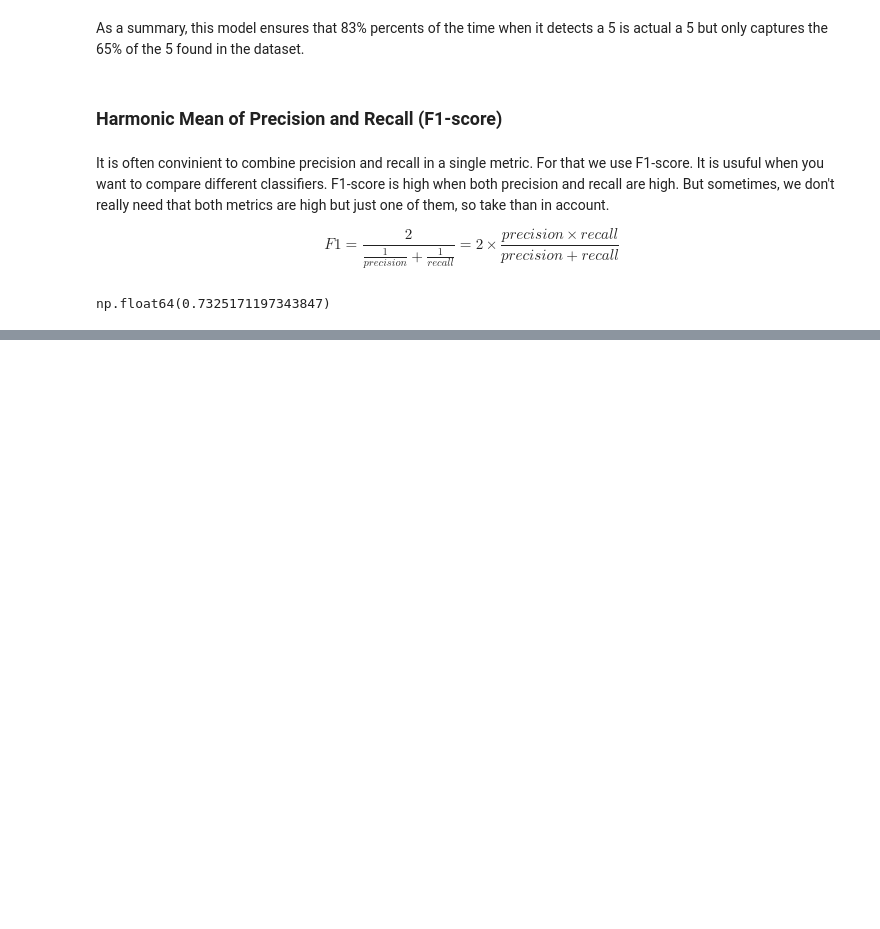
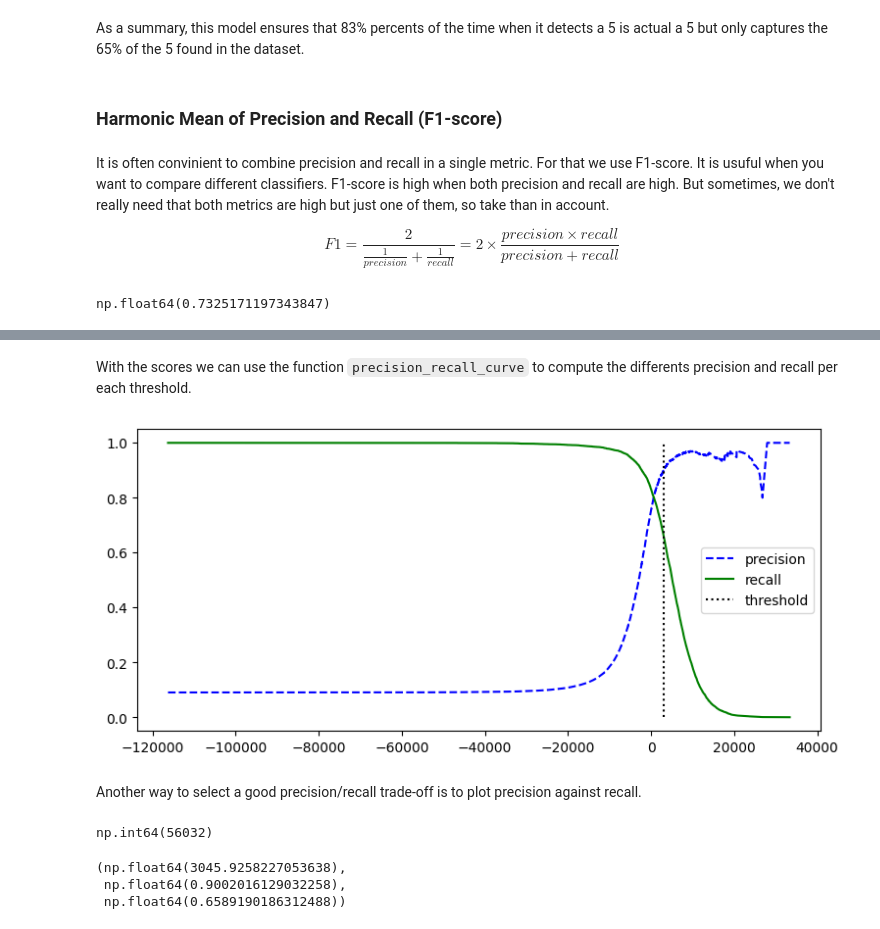
Before and after one commit to wilberquito/ML, a Jupyter notebook: classification/mnist-is5/mnist-is5.ipynb, the cells around one changed output, grey strips where cells are left out. Saved outputs shown, nothing was run; the diff lists cells and outputs as text; code cells hidden in the pictures; blank space fills up the shorter version.

Commit message:
precision recall trade-off

```diff
--- a/classification/mnist-is5/mnist-is5.ipynb
+++ b/classification/mnist-is5/mnist-is5.ipynb
@@ -229,0 +234,8 @@ np.float64(0.7325171197343847)
+# %%
+from sklearn.linear_model import SGDClassifier
+
+sgd_clf = SGDClassifier(random_state=42)
+sgd_clf.fit(X_train, y_train_5)
+
+y_scores = sgd_clf.decision_function([some_digit])
+y_scores
@@ -229,0 +260,7 @@ np.float64(0.7325171197343847)
+# %%
+from sklearn.model_selection import cross_val_predict
+
+y_scores = cross_val_predict(
+    sgd_clf, X_train, y_train_5, n_jobs=-1, verbose=3, method="decision_function"
+)
+y_scores
@@ -229,0 +273,32 @@ np.float64(0.7325171197343847)
+# %% [markdown]
+With the scores we can use the function `precision_recall_curve` to compute the differents precision and recall per each threshold.
+# %%
+from sklearn.metrics import precision_recall_curve
+import matplotlib.pyplot as plt
+
+plt.figure(figsize=(9, 4))
+threshold = 3000
+
+precisions, recalls, thresholds = precision_recall_curve(y_train_5, y_scores)
+plt.plot(thresholds, precisions[:-1], "b--", label="precision")
+plt.plot(thresholds, recalls[:-1], "g-", label="recall")
+plt.vlines(threshold, 0, 1.0, "k", "dotted", label="threshold")
+plt.legend()
+plt.show()
+# %% [output]
+[figure, added]
+# %% [markdown]
+Another way to select a good precision/recall trade-off is to plot precision against recall.
+# %%
+idx_for_90_precision = (precisions >= 0.9).argmax()
+idx_for_90_precision
+# %% [output]
+np.int64(56032)
+# %%
+thresholds[idx_for_90_precision], precisions[idx_for_90_precision], recalls[
+    idx_for_90_precision
+]
+# %% [output]
+(np.float64(3045.9258227053638),
+ np.float64(0.9002016129032258),
+ np.float64(0.6589190186312488))
```
Also changed, not shown: parts of 14 cells of this notebook.
